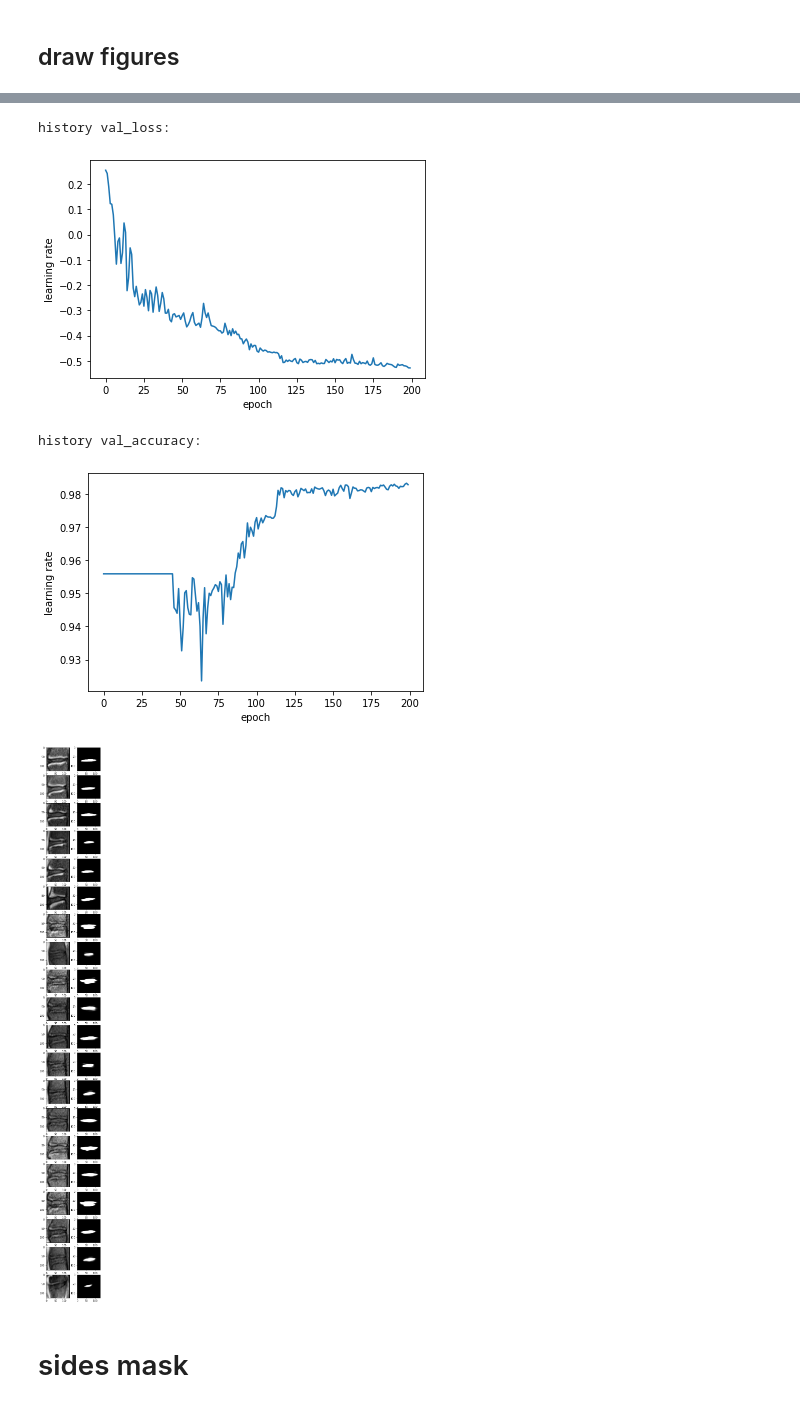
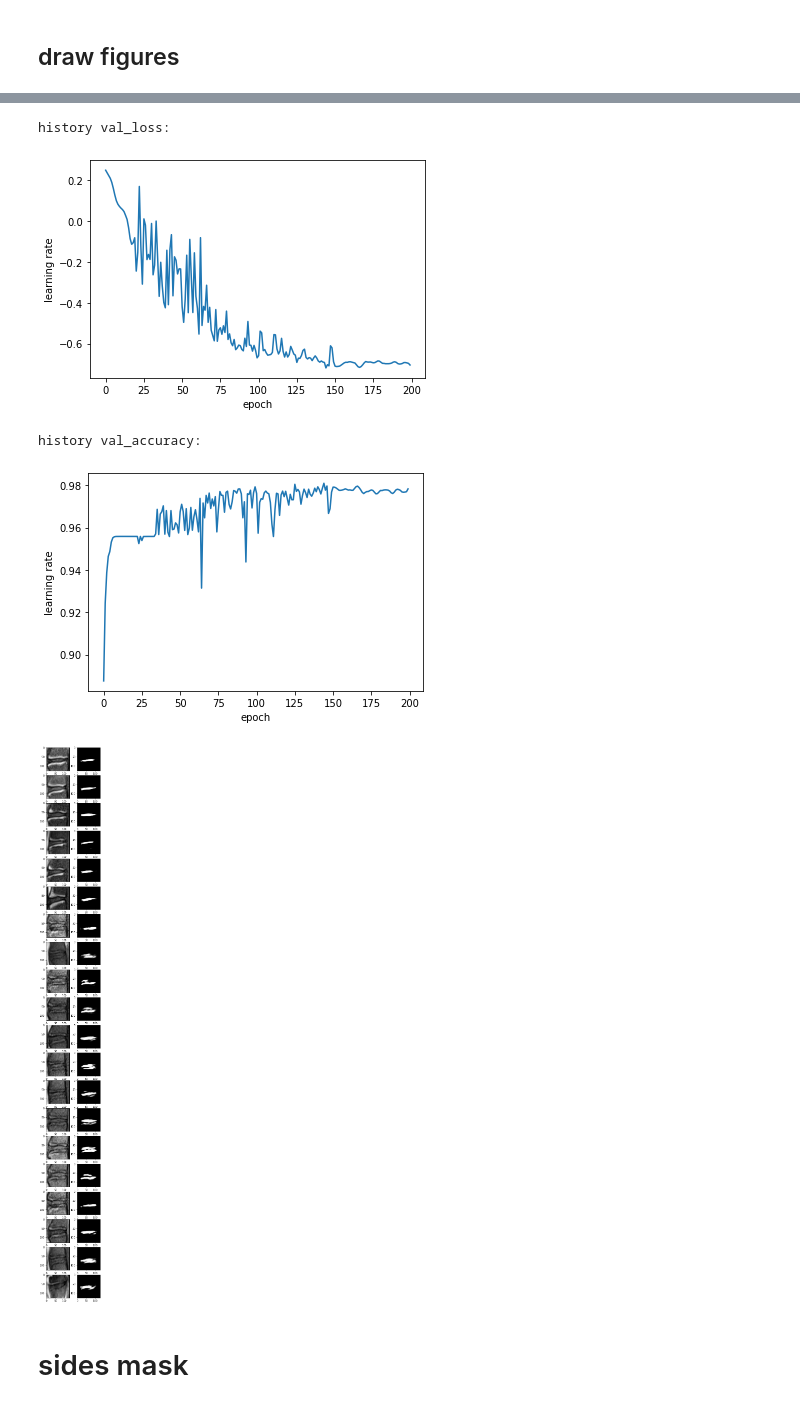
Before and after one commit to chenqianben/Automatic-MRI-Degeneration-Detection, a Jupyter notebook: segmentation_train.ipynb, the cells around one changed output, grey strips where cells are left out. Saved outputs shown, nothing was run; the diff lists cells and outputs as text; code cells hidden in the pictures.

```diff
--- a/segmentation_train.ipynb
+++ b/segmentation_train.ipynb
@@ -88,8 +88,14 @@ class PlotLosses(Callback):
         plt.show();
 
 def scheduler(epoch):
+    # 初始预热
+    #if epoch == 50:
+        #lr = K.get_value(model.optimizer.lr)
+        #K.set_value(model.optimizer.lr, lr * 10)
+        #print("lr changed to {}".format(lr * 10))
+
     # 每隔固定个epoch，学习率减小为原来的多少倍
-    if epoch % 150 == 0 and epoch != 0:
+    if epoch % 100 == 0 and epoch != 0:
         lr = K.get_value(model.optimizer.lr)
         K.set_value(model.optimizer.lr, lr * 0.1)
         print("lr changed to {}".format(lr * 0.1))
@@ -117,14 +123,16 @@ def get_train_test_augmented(X_data, Y_data, validation_split=0.25, batch_size=3
                                                         random_state=seed)
 
     # Image data generator distortion options
-    data_gen_args = dict(rotation_range=10.,
+    data_gen_args = dict(samplewise_center = False,
+                         samplewise_std_normalization = False,
+                         rotation_range=10.,
                          width_shift_range=0.1,
                          height_shift_range=0.1,
-                         shear_range=0.1,
-                         zoom_range=0.1,
+                         #shear_range=0.1,
+                         #zoom_range=0.1,
                          horizontal_flip=True,
                          vertical_flip=False,
-                         fill_mode='nearest')  #use 'constant'??
+                         fill_mode='constant')  #use 'constant'??
 
 
     # Train data generator, provide the same seed and keyword arguments to the fit and flow methods
@@ -178,8 +186,11 @@ plt.show()
 # %% [markdown]
 ## model
 # %%
-#optimizer = keras.optimizers.SGD(learning_rate=0.0001, decay=1e-6, momentum=0.9, nesterov=True) # lr设置成0.1太大 loss会由于bce那一部分梯度爆炸
-optimizer = keras.optimizers.Adam(lr=0.0001, decay=1e-6)
+# 1.lr设置成0.1太大 loss会由于bce那一部分梯度爆炸
+# 2.SGD + momentum
+# 3.clip gradient with fixed maximum gradient norm
+optimizer = keras.optimizers.SGD(learning_rate=1e-3, decay=1e-6, momentum=0.9, nesterov=True, clipnorm=1.0)
+#optimizer = keras.optimizers.Adam(lr=0.0001, decay=1e-6)
 loss      = costum_dice_loss
 metrics   = ['accuracy']
 
@@ -208,7 +219,7 @@ reduce_lr = LearningRateScheduler(scheduler)
 epochs = 200
 batch_size = 16
 
-seed= 42
+seed = 42
 validation_split = 0.3
 validation_steps = round(X_train_1.shape[0] * validation_split / batch_size)
 steps_per_epoch = 3
@@ -225,7 +236,7 @@ history = model.fit_generator(train_generator,
                               epochs=epochs,
                               verbose=1,
                               #callbacks=[plot_losses, checkpoint, reduce_lr],
-                              callbacks=[checkpoint],
+                              callbacks=[checkpoint, reduce_lr],
                               validation_data=val_generator,
                               validation_steps=validation_steps,
                               shuffle=True)
@@ -265,7 +279,7 @@ plt.ylabel('learning rate')
 plt.show()
 # %% [output]
 history val_loss:
-[figure, old version]
+[figure, new version]
 # %%
 print('\nhistory val_accuracy:')
 plt.figure()
@@ -275,21 +289,23 @@ plt.ylabel('learning rate')
 plt.show()
 # %% [output]
 history val_accuracy:
-[figure, old version]
+[figure, new version]
 # %%
+from skimage.exposure import rescale_intensity # 为了更好画图
+
 Y_pred = model.predict(X_test_unlabelled)
 X_test_show = np.squeeze(X_test_unlabelled)
 Y_pred_show = np.squeeze(Y_pred)
 
 plt.figure(figsize=(4,40))
 for i in range(20):
     plt.subplot(20,2,2*(i+1)-1)
-    plt.imshow(X_test_show[i,:,:],cmap = 'gray')
+    plt.imshow(rescale_intensity(X_test_show[i,:,:]),cmap = 'gray')
     plt.subplot(20,2,2*(i+1))
-    plt.imshow(Y_pred_show[i,:,:],cmap = 'gray')
+    plt.imshow(rescale_intensity(Y_pred_show[i,:,:]),cmap = 'gray')
 plt.show()
 # %% [output]
-[figure, old version]
+[figure, new version]
 # %% [markdown]
 # sides mask
 # %% [markdown]
```
Also changed, not shown: parts of 7 cells of this notebook, 5 other files.
